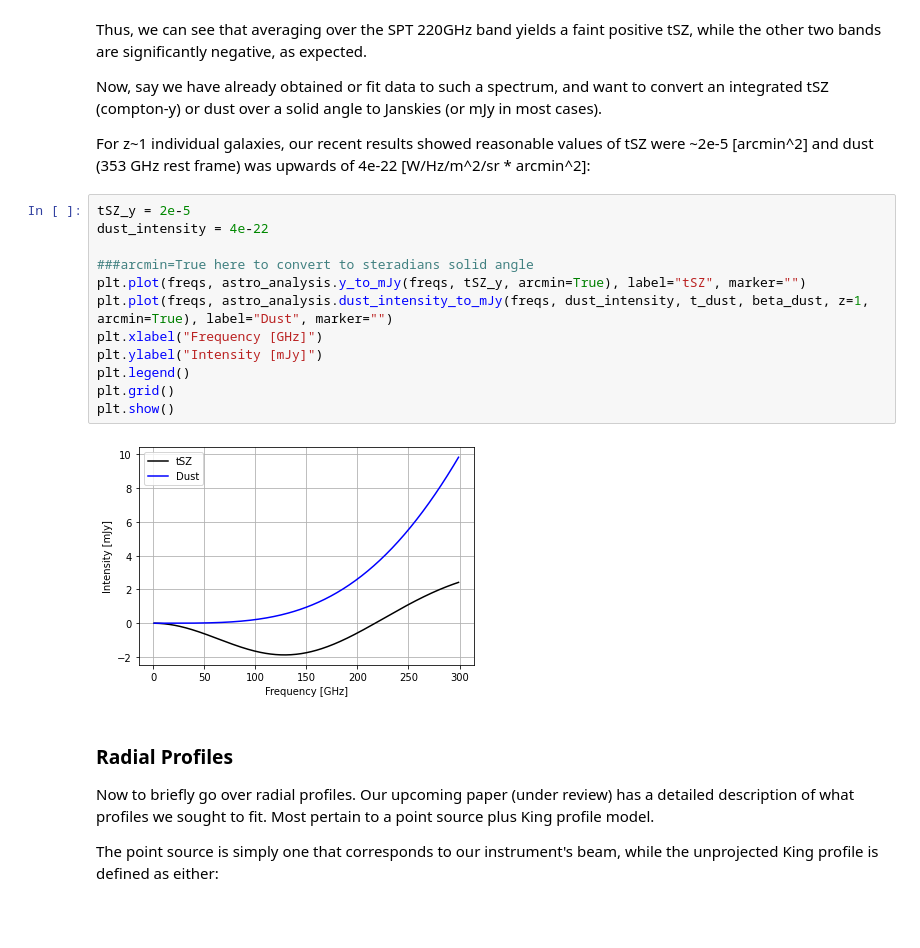
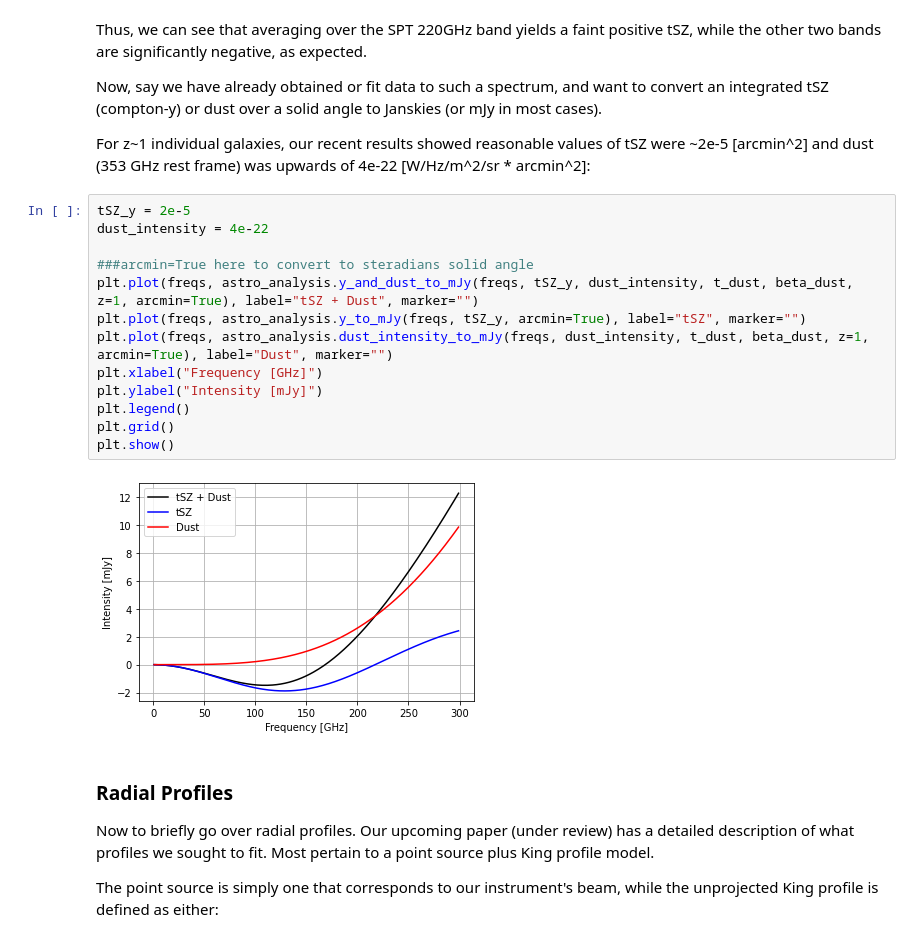
Before and after one commit to JeremyMeinke/mm_astronomy_stacking, a Jupyter notebook: analysis_example.ipynb, the cells around one changed output. Saved outputs shown, nothing was run; the diff lists cells and outputs as text.

```diff
--- a/analysis_example.ipynb
+++ b/analysis_example.ipynb
@@ -136,17 +133,18 @@ For z~1 individual galaxies, our recent results showed reasonable values of tSZ
 # %%
 tSZ_y = 2e-5
 dust_intensity = 4e-22
 
 ###arcmin=True here to convert to steradians solid angle
+plt.plot(freqs, astro_analysis.y_and_dust_to_mJy(freqs, tSZ_y, dust_intensity, t_dust, beta_dust, z=1, arcmin=True), label="tSZ + Dust", marker="")
 plt.plot(freqs, astro_analysis.y_to_mJy(freqs, tSZ_y, arcmin=True), label="tSZ", marker="")
 plt.plot(freqs, astro_analysis.dust_intensity_to_mJy(freqs, dust_intensity, t_dust, beta_dust, z=1, arcmin=True), label="Dust", marker="")
 plt.xlabel("Frequency [GHz]")
 plt.ylabel("Intensity [mJy]")
 plt.legend()
 plt.grid()
 plt.show()
 # %% [output]
-[figure, old version]
+[figure, new version]
 # %% [markdown]
 ### Radial Profiles
 
```
Also changed, not shown: parts of 3 cells of this notebook, 3 other files.
